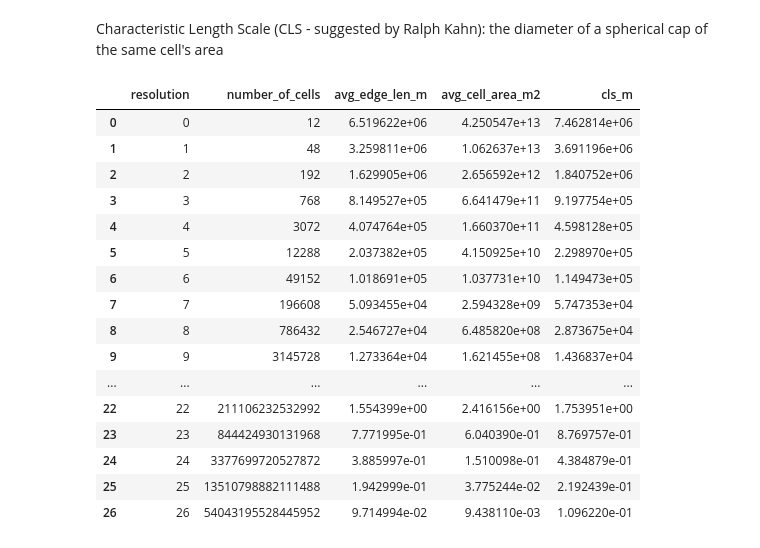
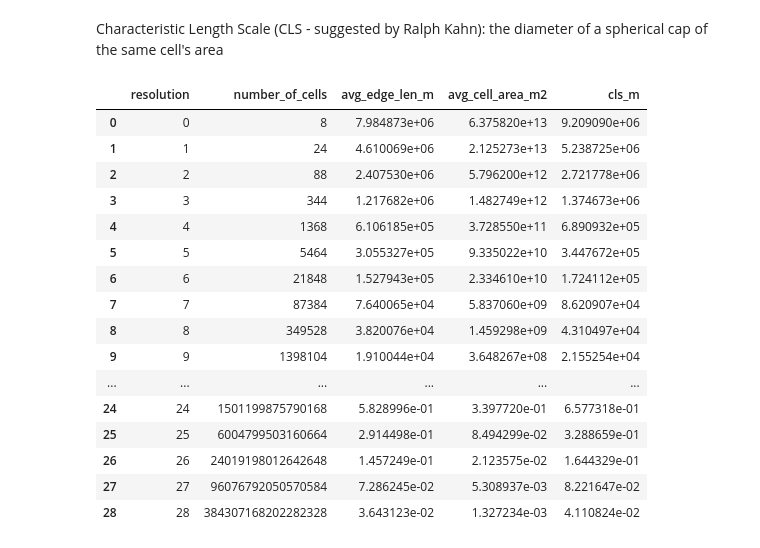
Before and after one commit to opengeoshub/vgrid, a Jupyter notebook: docs/notebooks/05_dggal.ipynb, the cells around one changed output. Saved outputs shown, nothing was run; the diff lists cells and outputs as text; code cells hidden in the pictures.

```diff
--- a/docs/notebooks/05_dggal.ipynb
+++ b/docs/notebooks/05_dggal.ipynb
@@ -342,25 +342,25 @@ Characteristic Length Scale (CLS - suggested by Ralph Kahn): the diameter of a s
 # %%
 from vgrid.stats.dggalstats import dggalstats
 
-dggs_type = "healpix"  # choose one from ['gnosis','isea4r','isea9r','isea3h','isea7h','isea7h_z7',
+dggs_type = "gnosis"  # choose one from ['gnosis','isea4r','isea9r','isea3h','isea7h','isea7h_z7',
 # 'ivea4r','ivea9r','ivea3h','ivea7h','ivea7h_z7','rtea4r','rtea9r','rtea3h','rtea7h','rtea7h_z7','healpix','rhealpix']
 dggal_stats = dggalstats(dggs_type, unit="m")
 dggal_stats
 # %% [output]
 |  | resolution | number_of_cells | avg_edge_len_m | avg_cell_area_m2 | cls_m |
-| 0 | 0 | 12 | 6.519622e+06 | 4.250547e+13 | 7.462814e+06 |
-| 1 | 1 | 48 | 3.259811e+06 | 1.062637e+13 | 3.691196e+06 |
-| 2 | 2 | 192 | 1.629905e+06 | 2.656592e+12 | 1.840752e+06 |
-| 3 | 3 | 768 | 8.149527e+05 | 6.641479e+11 | 9.197754e+05 |
-| 4 | 4 | 3072 | 4.074764e+05 | 1.660370e+11 | 4.598128e+05 |
-| 5 | 5 | 12288 | 2.037382e+05 | 4.150925e+10 | 2.298970e+05 |
-| 6 | 6 | 49152 | 1.018691e+05 | 1.037731e+10 | 1.149473e+05 |
-| 7 | 7 | 196608 | 5.093455e+04 | 2.594328e+09 | 5.747353e+04 |
-| 8 | 8 | 786432 | 2.546727e+04 | 6.485820e+08 | 2.873675e+04 |
-| 9 | 9 | 3145728 | 1.273364e+04 | 1.621455e+08 | 1.436837e+04 |
+| 0 | 0 | 8 | 7.984873e+06 | 6.375820e+13 | 9.209090e+06 |
+| 1 | 1 | 24 | 4.610069e+06 | 2.125273e+13 | 5.238725e+06 |
+| 2 | 2 | 88 | 2.407530e+06 | 5.796200e+12 | 2.721778e+06 |
+| 3 | 3 | 344 | 1.217682e+06 | 1.482749e+12 | 1.374673e+06 |
+| 4 | 4 | 1368 | 6.106185e+05 | 3.728550e+11 | 6.890932e+05 |
+| 5 | 5 | 5464 | 3.055327e+05 | 9.335022e+10 | 3.447672e+05 |
+| 6 | 6 | 21848 | 1.527943e+05 | 2.334610e+10 | 1.724112e+05 |
+| 7 | 7 | 87384 | 7.640065e+04 | 5.837060e+09 | 8.620907e+04 |
+| 8 | 8 | 349528 | 3.820076e+04 | 1.459298e+09 | 4.310497e+04 |
+| 9 | 9 | 1398104 | 1.910044e+04 | 3.648267e+08 | 2.155254e+04 |
 | ... | ... | ... | ... | ... | ... |
-| 22 | 22 | 211106232532992 | 1.554399e+00 | 2.416156e+00 | 1.753951e+00 |
-| 23 | 23 | 844424930131968 | 7.771995e-01 | 6.040390e-01 | 8.769757e-01 |
-| 24 | 24 | 3377699720527872 | 3.885997e-01 | 1.510098e-01 | 4.384879e-01 |
-| 25 | 25 | 13510798882111488 | 1.942999e-01 | 3.775244e-02 | 2.192439e-01 |
-| 26 | 26 | 54043195528445952 | 9.714994e-02 | 9.438110e-03 | 1.096220e-01 |
+| 24 | 24 | 1501199875790168 | 5.828996e-01 | 3.397720e-01 | 6.577318e-01 |
+| 25 | 25 | 6004799503160664 | 2.914498e-01 | 8.494299e-02 | 3.288659e-01 |
+| 26 | 26 | 24019198012642648 | 1.457249e-01 | 2.123575e-02 | 1.644329e-01 |
+| 27 | 27 | 96076792050570584 | 7.286245e-02 | 5.308937e-03 | 8.221647e-02 |
+| 28 | 28 | 384307168202282328 | 3.643123e-02 | 1.327234e-03 | 4.110824e-02 |
```
Also changed, not shown: 3 other files.
